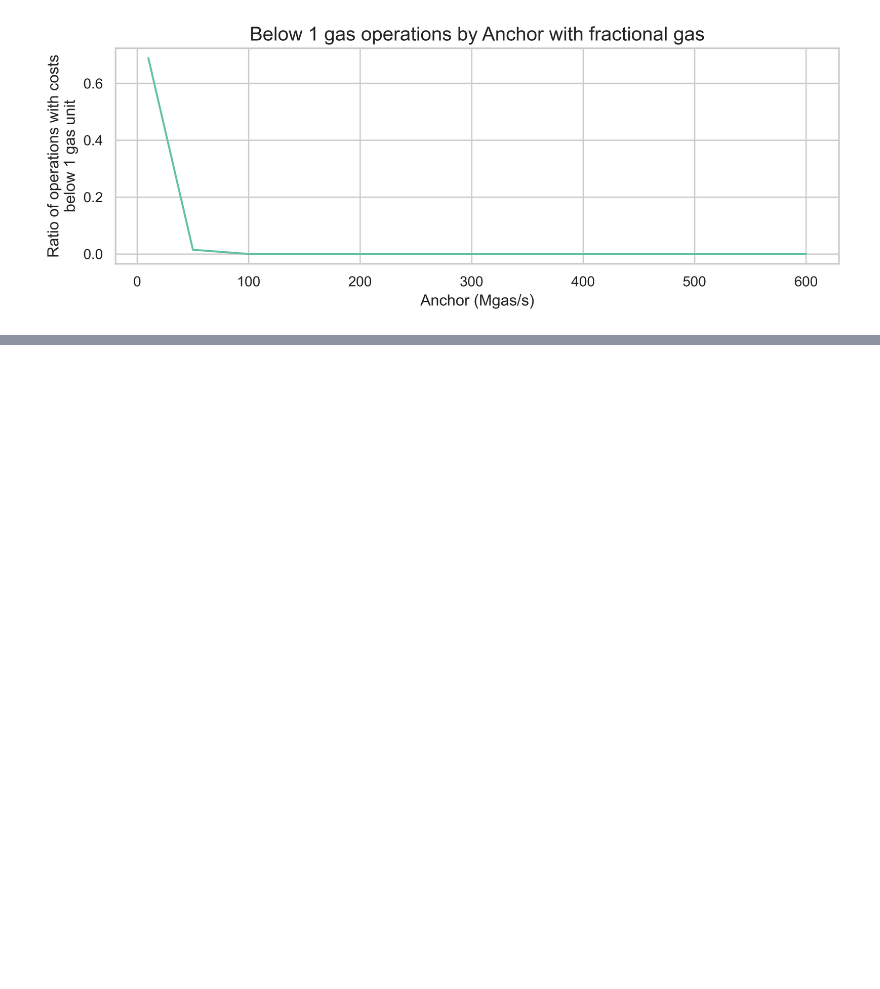
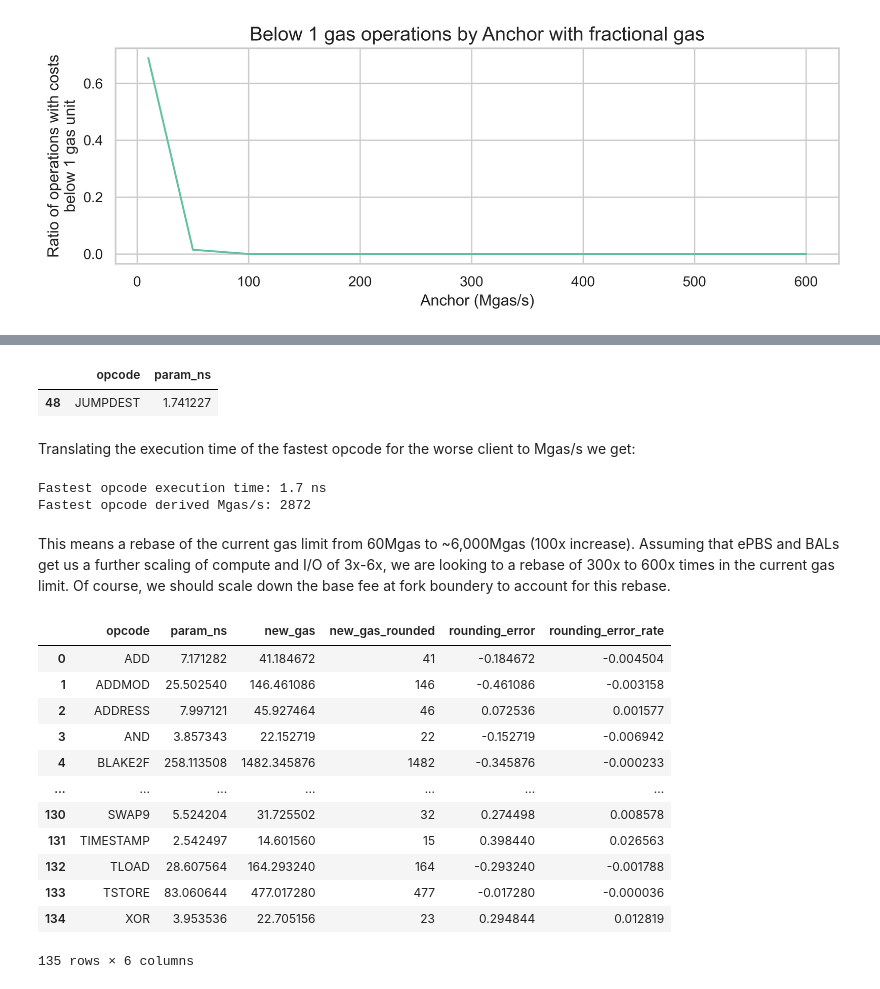
Before and after one commit to misilva73/evm-gas-repricings, a Jupyter notebook: notebooks/2.2-frac-gas-analysis.ipynb, the cells around one changed output, grey strips where cells are left out. Drawn from its saved outputs; the diff is of its cells as text; code cells hidden in the pictures; blank space fills up the shorter version.

```diff
--- a/notebooks/2.2-frac-gas-analysis.ipynb
+++ b/notebooks/2.2-frac-gas-analysis.ipynb
@@ -309,0 +314,42 @@ plt.show()
+# %%
+worse_df.sort_values("param_ns").head(1)
+# %% [output]
+|  | opcode | param_ns |
+| 48 | JUMPDEST | 1.741227 |
+# %% [markdown]
+Translating the execution time of the fastest opcode for the worse client to Mgas/s we get:
+# %%
+fastest_param = worse_df["param_ns"].min()
+print("Fastest opcode execution time:", round(fastest_param, 1), "ns")
+print("Fastest opcode derived Mgas/s:", round((1e9*5/fastest_param)/1e6))
+# %% [output]
+Fastest opcode execution time: 1.7 ns
+Fastest opcode derived Mgas/s: 2872
+# %% [markdown]
+This means a rebase of the current gas limit from 60Mgas to ~6,000Mgas (100x increase). Assuming that ePBS and BALs get us a further scaling of compute and I/O of 3x-6x, we are looking to a rebase of 300x to 600x times in the current gas limit. Of course, we should scale down the base fee at fork boundery to account for this rebase.
+# %%
+anchor_rate = 5743*1e6
+
+new_gas_df = worse_df.copy()
+new_gas_df["new_gas"] = (anchor_rate*new_gas_df["param_ns"])/1e9
+new_gas_df["new_gas_rounded"] = new_gas_df["new_gas"].round().astype(int)
+new_gas_df["new_gas_rounded"] = np.where(
+    new_gas_df["new_gas_rounded"] == 0, 1, new_gas_df["new_gas_rounded"]
+)
+new_gas_df["rounding_error"] = new_gas_df["new_gas_rounded"] - new_gas_df["new_gas"]
+new_gas_df["rounding_error_rate"] = new_gas_df["rounding_error"]/new_gas_df["new_gas_rounded"]
+new_gas_df
+# %% [output]
+|  | opcode | param_ns | new_gas | new_gas_rounded | rounding_error | rounding_error_rate |
+| 0 | ADD | 7.171282 | 41.184672 | 41 | -0.184672 | -0.004504 |
+| 1 | ADDMOD | 25.502540 | 146.461086 | 146 | -0.461086 | -0.003158 |
+| 2 | ADDRESS | 7.997121 | 45.927464 | 46 | 0.072536 | 0.001577 |
+| 3 | AND | 3.857343 | 22.152719 | 22 | -0.152719 | -0.006942 |
+| 4 | BLAKE2F | 258.113508 | 1482.345876 | 1482 | -0.345876 | -0.000233 |
+| ... | ... | ... | ... | ... | ... | ... |
+| 130 | SWAP9 | 5.524204 | 31.725502 | 32 | 0.274498 | 0.008578 |
+| 131 | TIMESTAMP | 2.542497 | 14.601560 | 15 | 0.398440 | 0.026563 |
+| 132 | TLOAD | 28.607564 | 164.293240 | 164 | -0.293240 | -0.001788 |
+| 133 | TSTORE | 83.060644 | 477.017280 | 477 | -0.017280 | -0.000036 |
+| 134 | XOR | 3.953536 | 22.705156 | 23 | 0.294844 | 0.012819 |
+135 rows × 6 columns
```
Also changed, not shown: parts of 5 cells of this notebook.
